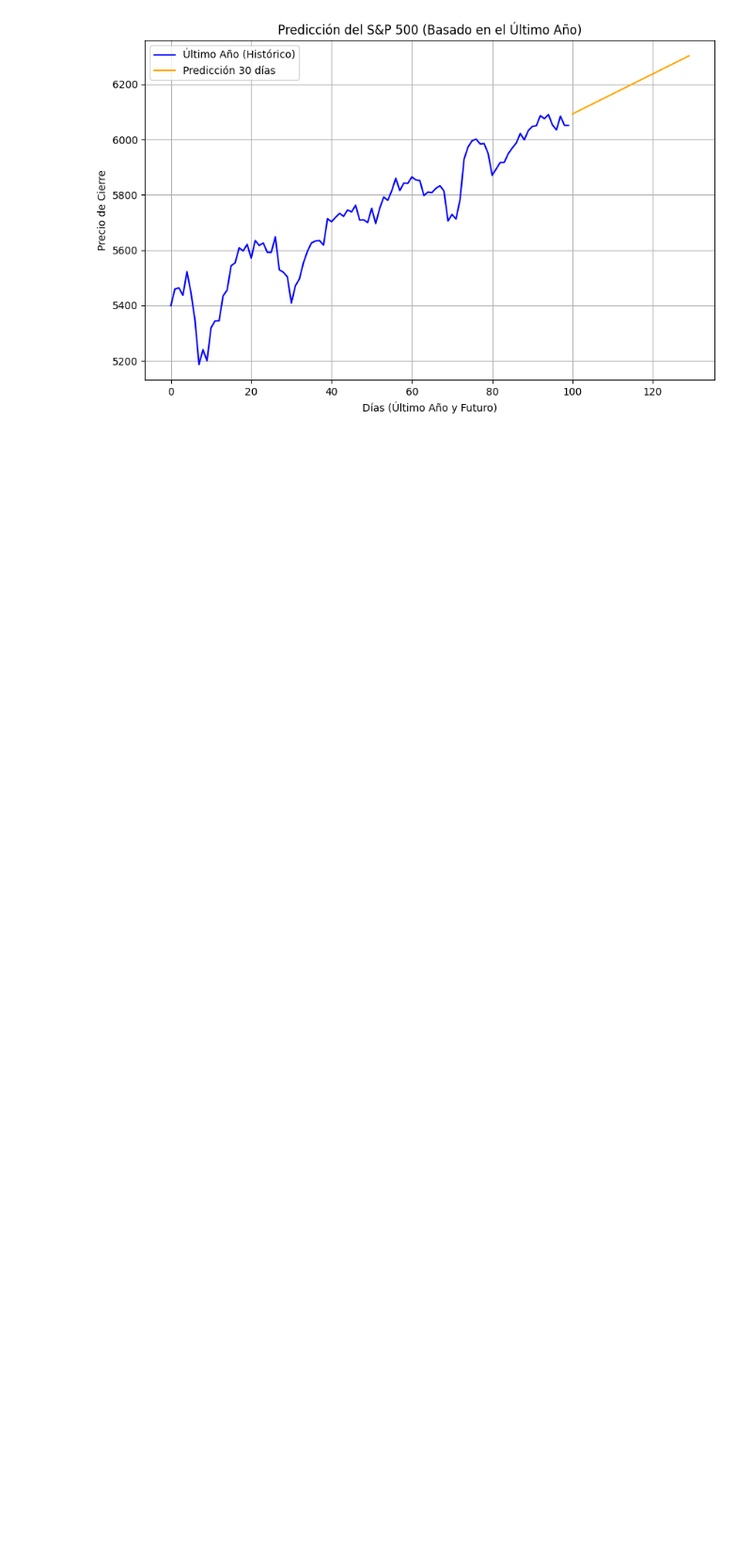
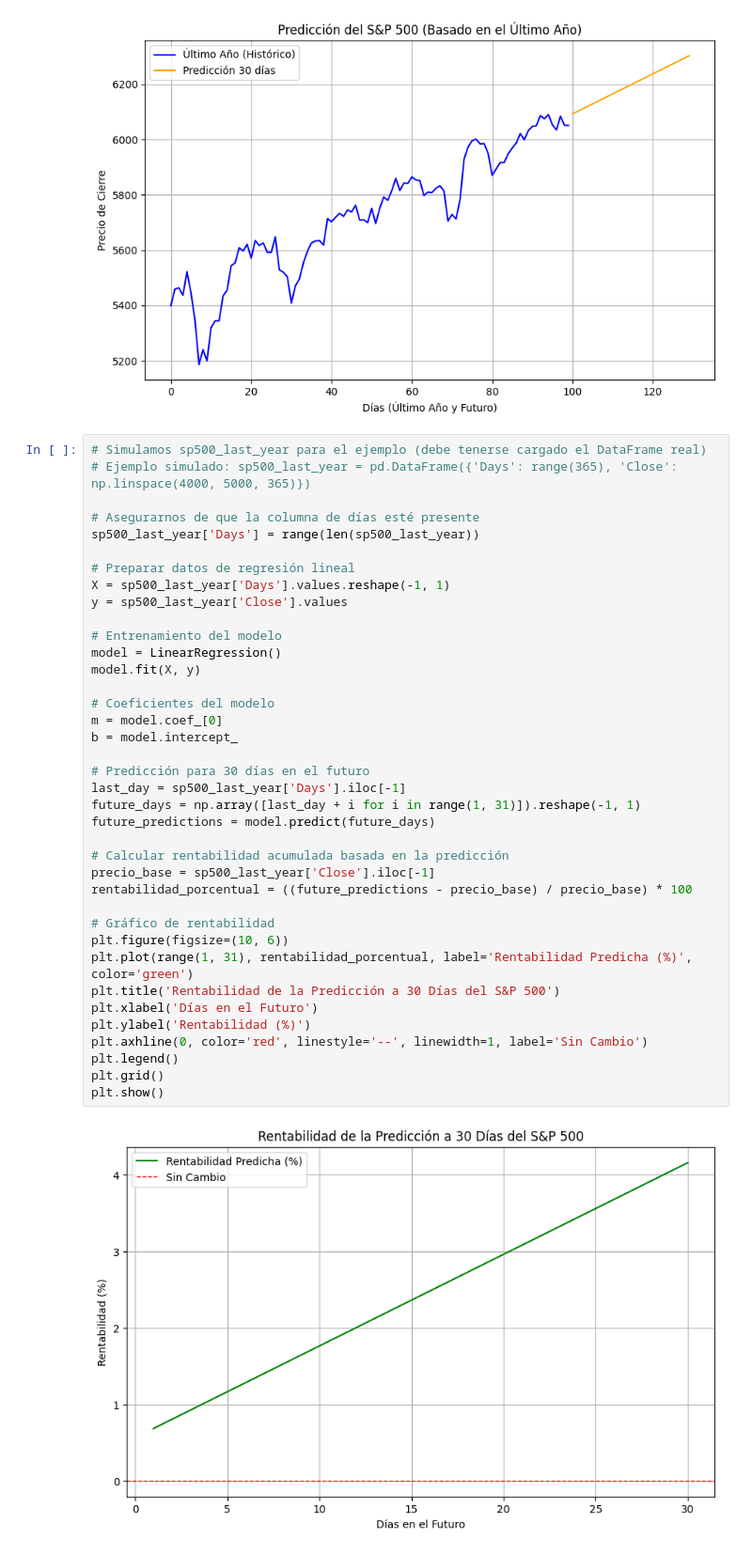
Before and after one commit to Rommel-DS/EDA_S-P500, a Jupyter notebook: src/notebooks/Notebook_pruebas_rentabilidad.ipynb, the cells around one changed output. Shown at 94% size. Drawn from its saved outputs; the diff is of its cells as text; blank space fills up the shorter version.

```diff
--- a/src/notebooks/Notebook_pruebas_rentabilidad.ipynb
+++ b/src/notebooks/Notebook_pruebas_rentabilidad.ipynb
@@ -836,3 +836,43 @@ plt.grid()
 plt.show()
 # %% [output]
 [figure]
+# %%
+# Simulamos sp500_last_year para el ejemplo (debe tenerse cargado el DataFrame real)
+# Ejemplo simulado: sp500_last_year = pd.DataFrame({'Days': range(365), 'Close': np.linspace(4000, 5000, 365)})
+
+# Asegurarnos de que la columna de días esté presente
+sp500_last_year['Days'] = range(len(sp500_last_year))
+
+# Preparar datos de regresión lineal
+X = sp500_last_year['Days'].values.reshape(-1, 1)
+y = sp500_last_year['Close'].values
+
+# Entrenamiento del modelo
+model = LinearRegression()
+model.fit(X, y)
+
+# Coeficientes del modelo
+m = model.coef_[0]
+b = model.intercept_
+
+# Predicción para 30 días en el futuro
+last_day = sp500_last_year['Days'].iloc[-1]
+future_days = np.array([last_day + i for i in range(1, 31)]).reshape(-1, 1)
+future_predictions = model.predict(future_days)
+
+# Calcular rentabilidad acumulada basada en la predicción
+precio_base = sp500_last_year['Close'].iloc[-1]
+rentabilidad_porcentual = ((future_predictions - precio_base) / precio_base) * 100
+
+# Gráfico de rentabilidad
+plt.figure(figsize=(10, 6))
+plt.plot(range(1, 31), rentabilidad_porcentual, label='Rentabilidad Predicha (%)', color='green')
+plt.title('Rentabilidad de la Predicción a 30 Días del S&P 500')
+plt.xlabel('Días en el Futuro')
+plt.ylabel('Rentabilidad (%)')
+plt.axhline(0, color='red', linestyle='--', linewidth=1, label='Sin Cambio')
+plt.legend()
+plt.grid()
+plt.show()
+# %% [output]
+[figure, added]
```
